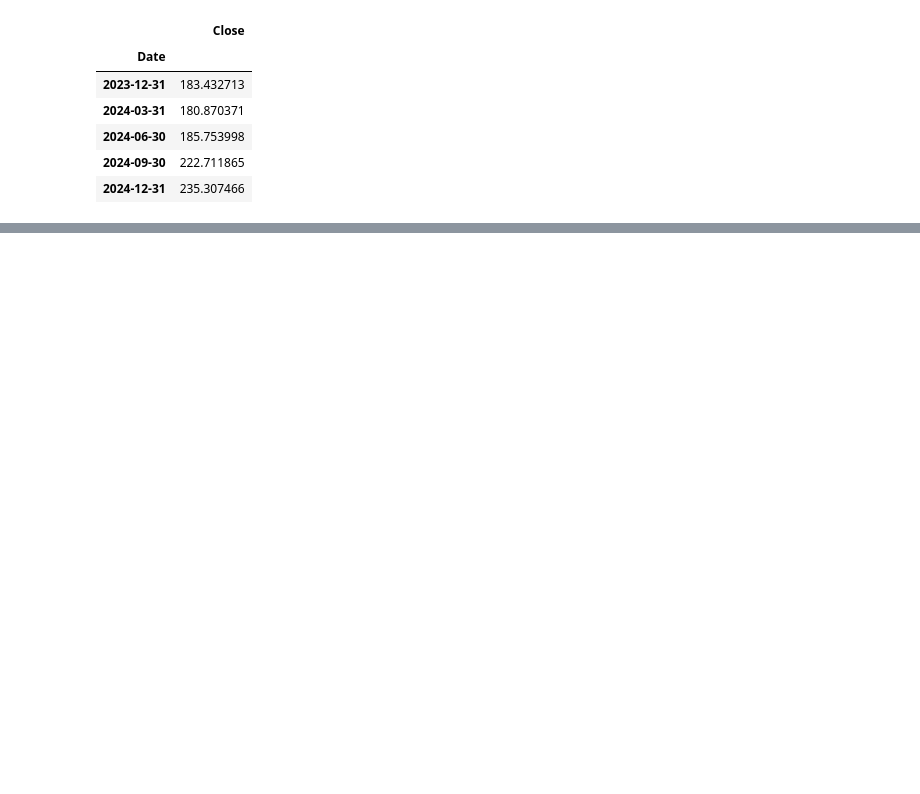
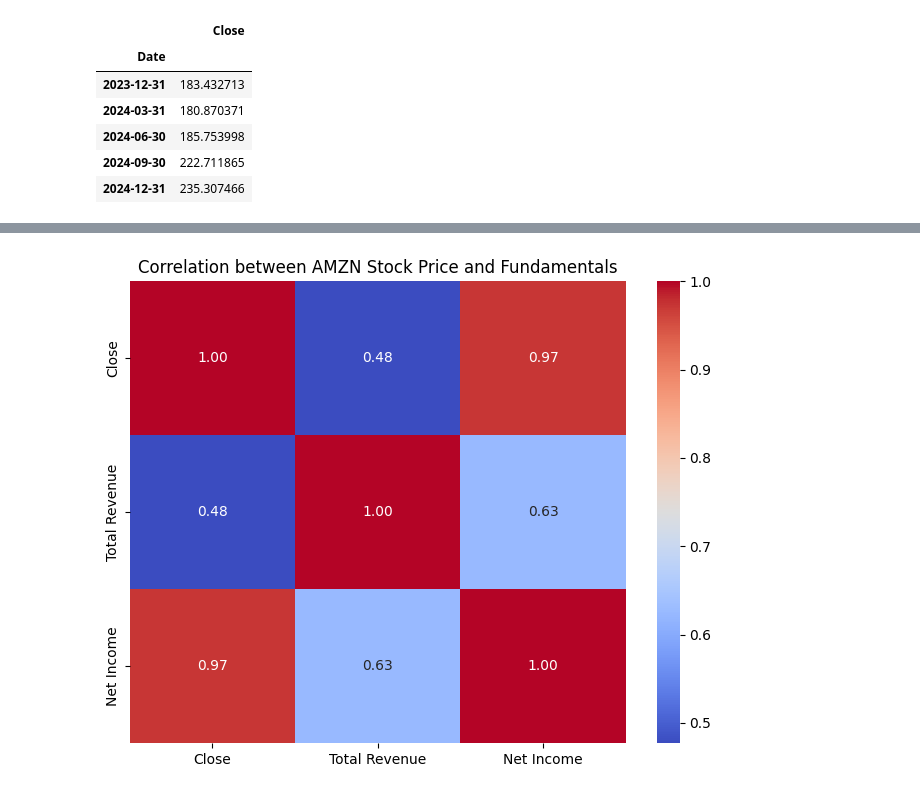
Before and after one commit to adhfmz8/stock-price-prediction, a Jupyter notebook: notebooks/01_data_exploration.ipynb, the cells around one changed output, grey strips where cells are left out. Cells and saved outputs as stored; diff of their text form; code cells hidden in the pictures; blank space fills up the shorter version.

```diff
--- a/notebooks/01_data_exploration.ipynb
+++ b/notebooks/01_data_exploration.ipynb
@@ -3388,0 +3453,23 @@ aapl_quarterly_price.tail()
+# %%
+# load apple prices
+amzn_prices = pd.read_csv("../data/raw/yf_prices/AMZN.csv")
+
+# drop the first two goofy header rows
+amzn_prices = amzn_prices.drop([0, 1]).reset_index(drop=True)
+
+# rename columns (first column is actually the date)
+amzn_prices = amzn_prices.rename(columns={"Price": "Date"})
+
+# parse datatypes
+amzn_prices["Date"] = pd.to_datetime(amzn_prices["Date"], errors="coerce")
+amzn_prices["Close"] = pd.to_numeric(amzn_prices["Close"], errors="coerce")
+
+# set date as index and sort based on date
+amzn_prices = amzn_prices.set_index("Date").sort_index()
+
+# group to quarterly average Close price
+amzn_quarterly_price = amzn_prices["Close"].resample("QE").mean().to_frame()
+
+# preview a couple rows to verify
+amzn_quarterly_price.tail()
+#amzn_quarterly_price.head()
@@ -3388,0 +3484,10 @@ aapl_quarterly_price.tail()
+# %%
+# Merge price + fundamental data
+
+merged = amzn_quarterly_price.join(
+    amzn_income_T[["Total Revenue", "Net Income"]],
+    how="inner"
+)
+
+# Preview merged data
+merged.tail()
@@ -3388,0 +3501,11 @@ aapl_quarterly_price.tail()
+# %%
+# calculate correlation matrix
+correlation = merged.corr()
+
+# plot heatmap
+plt.figure(figsize=(8, 6))
+sns.heatmap(correlation, annot=True, cmap="coolwarm", fmt=".2f")
+plt.title("Correlation between AMZN Stock Price and Fundamentals")
+plt.show()
+# %% [output]
+[figure, added]
```
Also changed, not shown: parts of 39 cells of this notebook, 2 other files.
